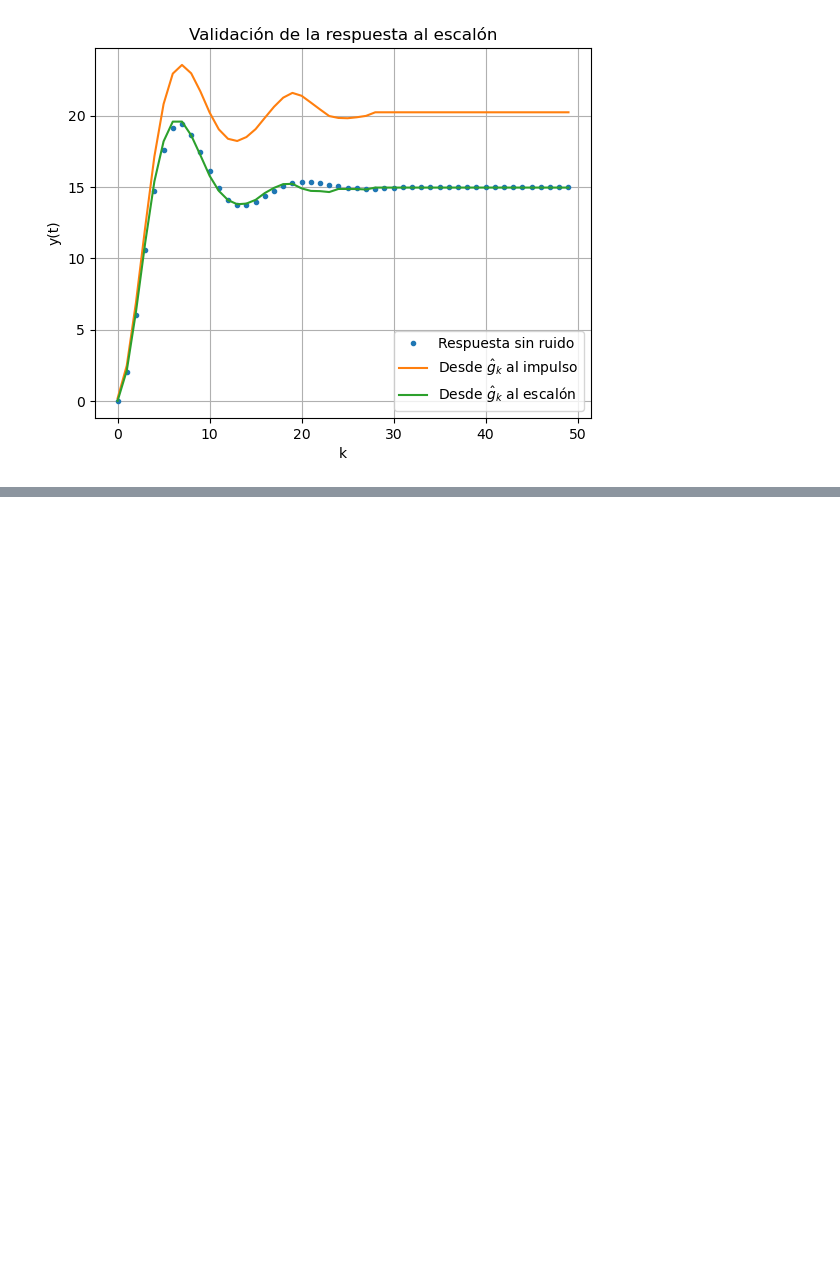
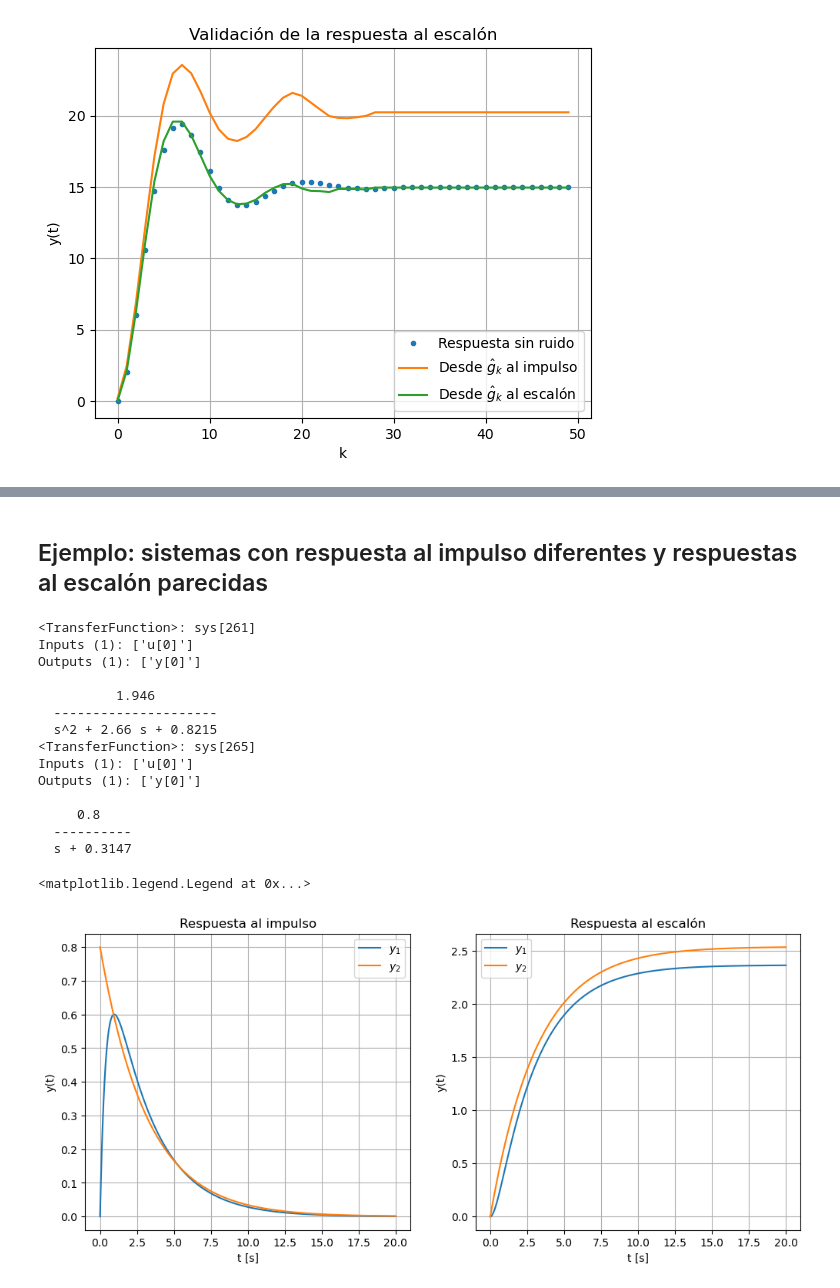
Before and after one commit to pgonfiuba/ica, a Jupyter notebook: 3. No parametrica/identificacion_temporal.ipynb, the cells around one changed output, grey strips where cells are left out. Saved outputs shown, nothing was run; the diff lists cells and outputs as text; code cells hidden in the pictures; blank space fills up the shorter version.

```diff
--- a/3. No parametrica/identificacion_temporal.ipynb
+++ b/3. No parametrica/identificacion_temporal.ipynb
@@ -79,0 +130,52 @@ plt.legend()
+# %% [markdown]
+## Ejemplo: sistemas con respuesta al impulso diferentes y respuestas al escalón parecidas
+# %%
+s = ctrl.TransferFunction.s
+
+G1 = 1.9459/((s+2.303)*(s+0.3567))
+print(G1)
+G2 = (0.8)/(s+0.3147)
+print(G2)
+
+t = np.linspace(0,20,1000)
+_, y1 = ctrl.impulse_response(G1,T=t)
+_, y2 = ctrl.impulse_response(G2,T=t)
+
+plt.figure(figsize=(12,5))
+plt.subplot(1,2,1)
+plt.plot(t,y1,label='$y_1$')
+plt.plot(t,y2,label='$y_2$')
+plt.title('Respuesta al impulso')
+plt.grid()
+plt.xlabel('t [s]')
+plt.ylabel('y(t)')
+plt.legend()
+
+_, y1 = ctrl.step_response(G1,T=t)
+_, y2 = ctrl.step_response(G2,T=t)
+
+plt.subplot(1,2,2)
+plt.plot(t,y1,label='$y_1$')
+plt.plot(t,y2,label='$y_2$')
+plt.title('Respuesta al escalón')
+plt.grid()
+plt.xlabel('t [s]')
+plt.ylabel('y(t)')
+plt.legend()
+# %% [output]
+<TransferFunction>: sys[261]
+Inputs (1): ['u[0]']
+Outputs (1): ['y[0]']
+
+          1.946
+  ---------------------
+  s^2 + 2.66 s + 0.8215
+<TransferFunction>: sys[265]
+Inputs (1): ['u[0]']
+Outputs (1): ['y[0]']
+
+     0.8
+  ----------
+  s + 0.3147
+<matplotlib.legend.Legend at 0x...>
+[figure, added]
```
Also changed, not shown: parts of 8 cells of this notebook.
